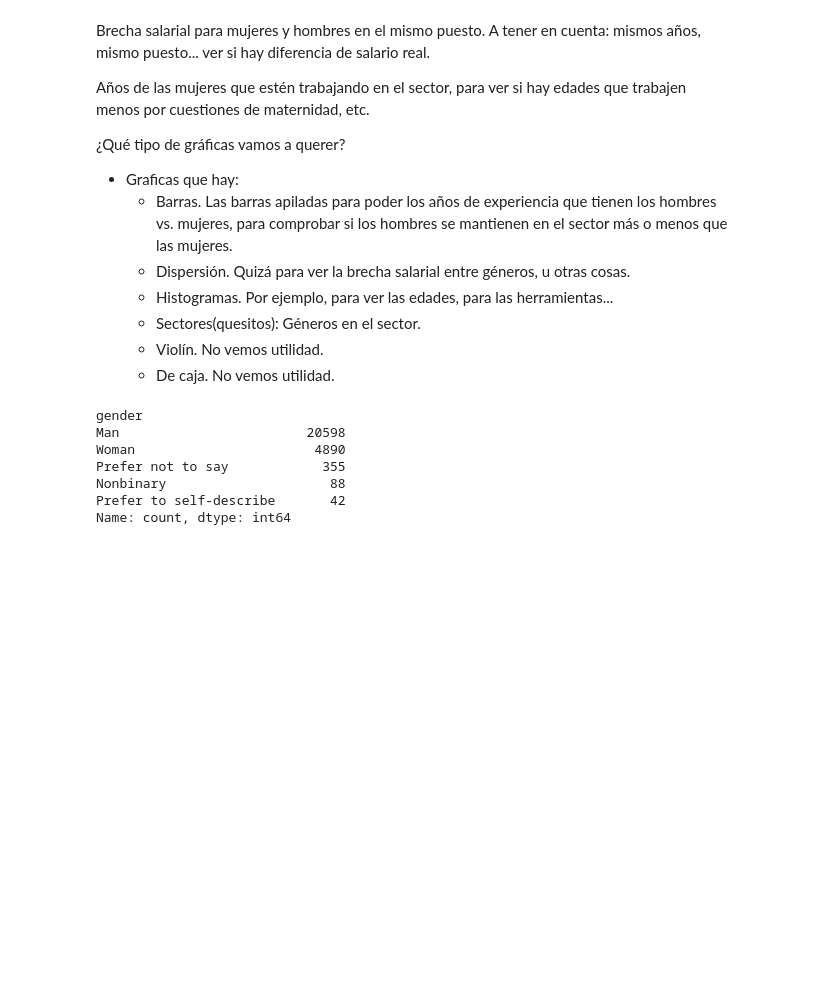
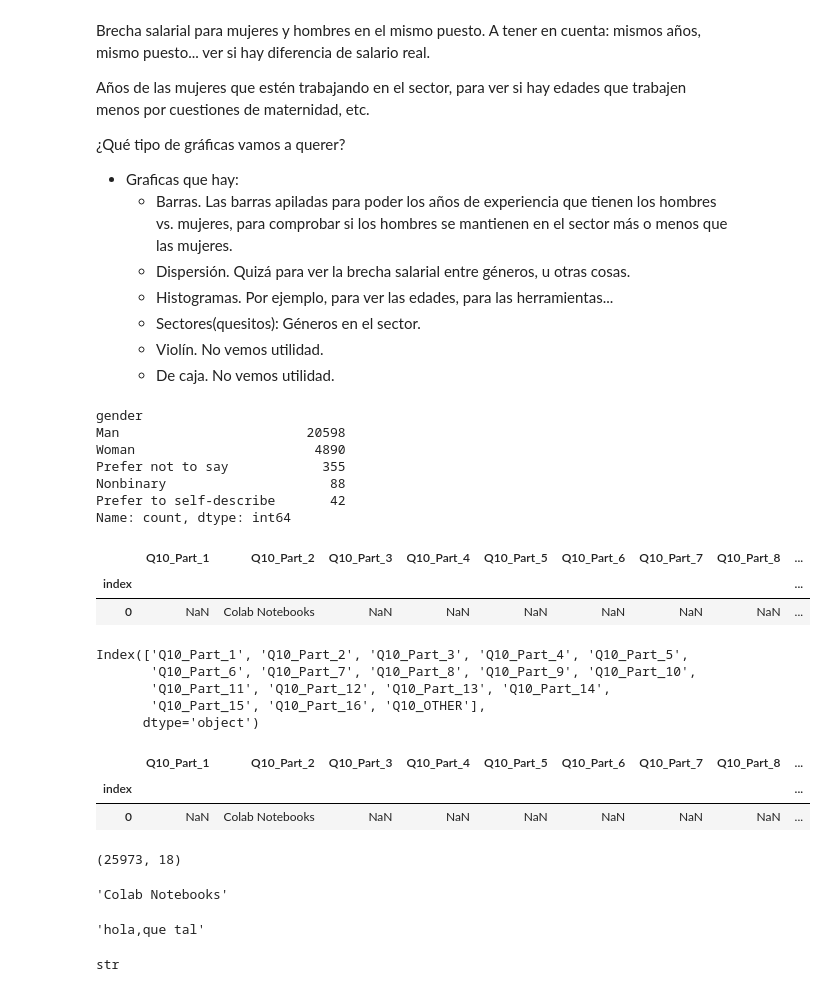
Before and after one commit to MonicaSL110/proyecto-transformacion-digital, a Jupyter notebook: prueba_exploracion.ipynb, the cells around one changed output. Cells and saved outputs as stored; diff of their text form; code cells hidden in the pictures; blank space fills up the shorter version.

```diff
--- a/prueba_exploracion.ipynb
+++ b/prueba_exploracion.ipynb
@@ -84,3 +84,26 @@ Prefer not to say            355
 Nonbinary                     88
 Prefer to self-describe       42
 Name: count, dtype: int64
+# %%
+data_csv1 = pd.read_csv("datos/exported_db_data.csv")
+data_csv1.set_index(["index"], inplace= True)
+data_csv1.head(1)
+# %% [output]
+|  | Q10_Part_1 | Q10_Part_2 | Q10_Part_3 | Q10_Part_4 | Q10_Part_5 | Q10_Part_6 | Q10_Part_7 | Q10_Part_8 | ... |
+| index |  |  |  |  |  |  |  |  | ... |
+| 0 | NaN | Colab Notebooks | NaN | NaN | NaN | NaN | NaN | NaN | ... |
+# %%
+data_csv1.columns
+# %% [output]
+Index(['Q10_Part_1', 'Q10_Part_2', 'Q10_Part_3', 'Q10_Part_4', 'Q10_Part_5',
+       'Q10_Part_6', 'Q10_Part_7', 'Q10_Part_8', 'Q10_Part_9', 'Q10_Part_10',
+       'Q10_Part_11', 'Q10_Part_12', 'Q10_Part_13', 'Q10_Part_14',
+       'Q10_Part_15', 'Q10_Part_16', 'Q10_OTHER'],
+      dtype='object')
+# %%
+data_csv1['unidas'] = ''
+data_csv1.head(1)
+# %% [output]
+|  | Q10_Part_1 | Q10_Part_2 | Q10_Part_3 | Q10_Part_4 | Q10_Part_5 | Q10_Part_6 | Q10_Part_7 | Q10_Part_8 | ... |
+| index |  |  |  |  |  |  |  |  | ... |
+| 0 | NaN | Colab Notebooks | NaN | NaN | NaN | NaN | NaN | NaN | ... |
@@ -86,0 +114,18 @@ Name: count, dtype: int64
+# %%
+data_csv1.shape
+# %% [output]
+(25973, 18)
+# %%
+data_csv1.iloc[0,1]
+# %% [output]
+'Colab Notebooks'
+# %%
+a = "hola"
+b= "que tal"
+a+','+b
+# %% [output]
+'hola,que tal'
+# %%
+type(data_csv1.iloc[0,0])
+# %% [output]
+str
```
Also changed, not shown: parts of 3 cells of this notebook.
